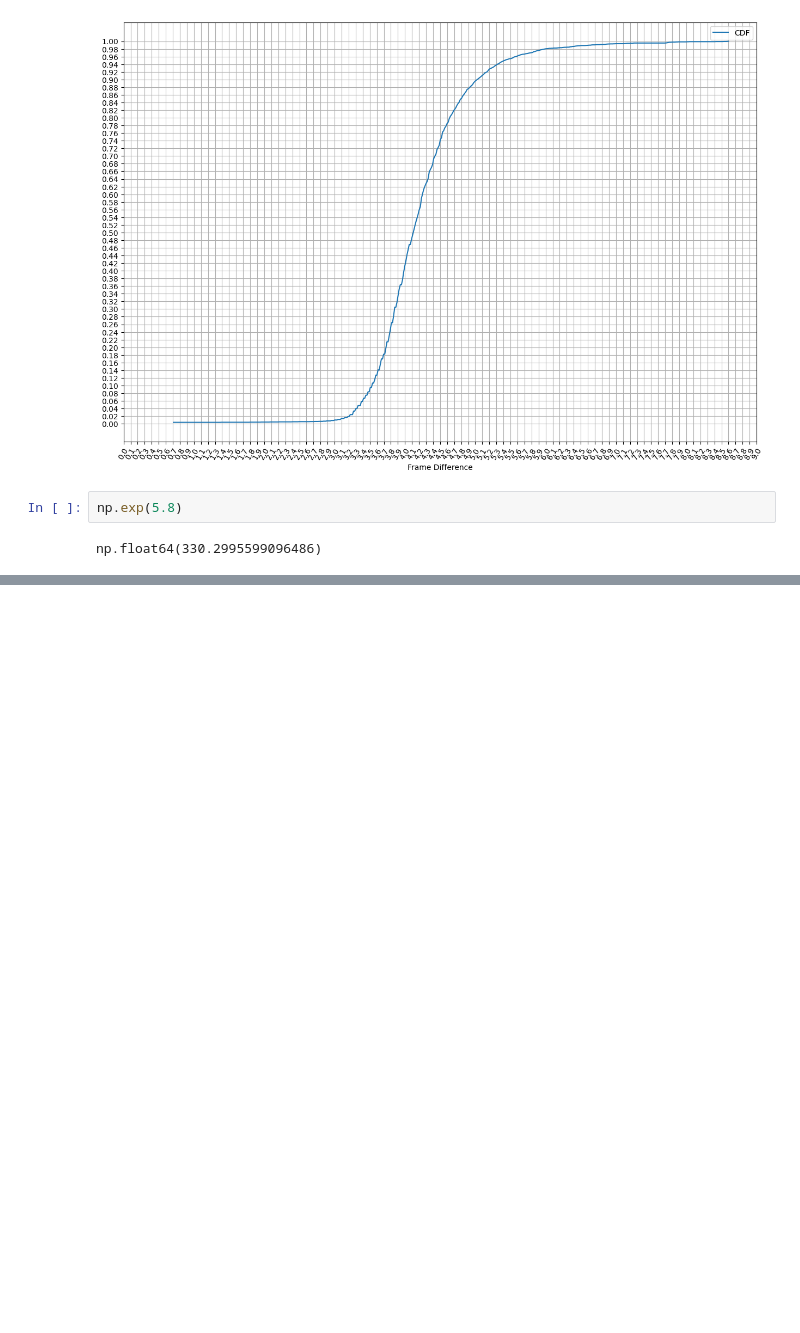
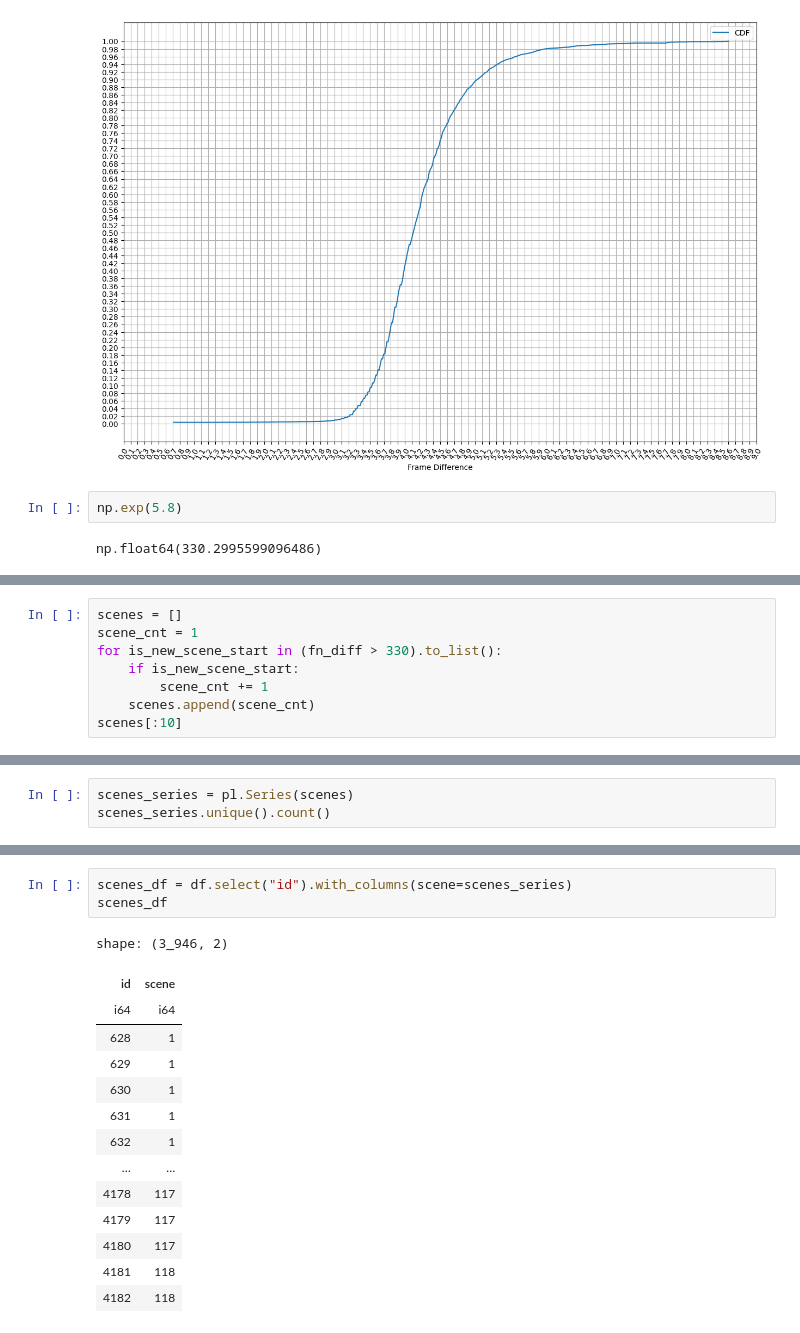
Before and after one commit to dpr-0/MyGObase, a Jupyter notebook: mygobase/frame_diff.ipynb, the cells around one changed output, grey strips where cells are left out. Cells and saved outputs as stored; diff of their text form; blank space fills up the shorter version.

```diff
--- a/mygobase/frame_diff.ipynb
+++ b/mygobase/frame_diff.ipynb
@@ -91,0 +94,8 @@ np.float64(330.2995599096486)
+# %%
+scenes = []
+scene_cnt = 1
+for is_new_scene_start in (fn_diff > 330).to_list():
+    if is_new_scene_start:
+        scene_cnt += 1
+    scenes.append(scene_cnt)
+scenes[:10]
@@ -91,0 +104,3 @@ np.float64(330.2995599096486)
+# %%
+scenes_series = pl.Series(scenes)
+scenes_series.unique().count()
@@ -91,0 +126,18 @@ np.float64(330.2995599096486)
+# %%
+scenes_df = df.select("id").with_columns(scene=scenes_series)
+scenes_df
+# %% [output]
+shape: (3_946, 2)
+| id | scene |
+| i64 | i64 |
+| 628 | 1 |
+| 629 | 1 |
+| 630 | 1 |
+| 631 | 1 |
+| 632 | 1 |
+| … | … |
+| 4178 | 117 |
+| 4179 | 117 |
+| 4180 | 117 |
+| 4181 | 118 |
+| 4182 | 118 |
```
Also changed, not shown: parts of 9 cells of this notebook, 4 other files.
